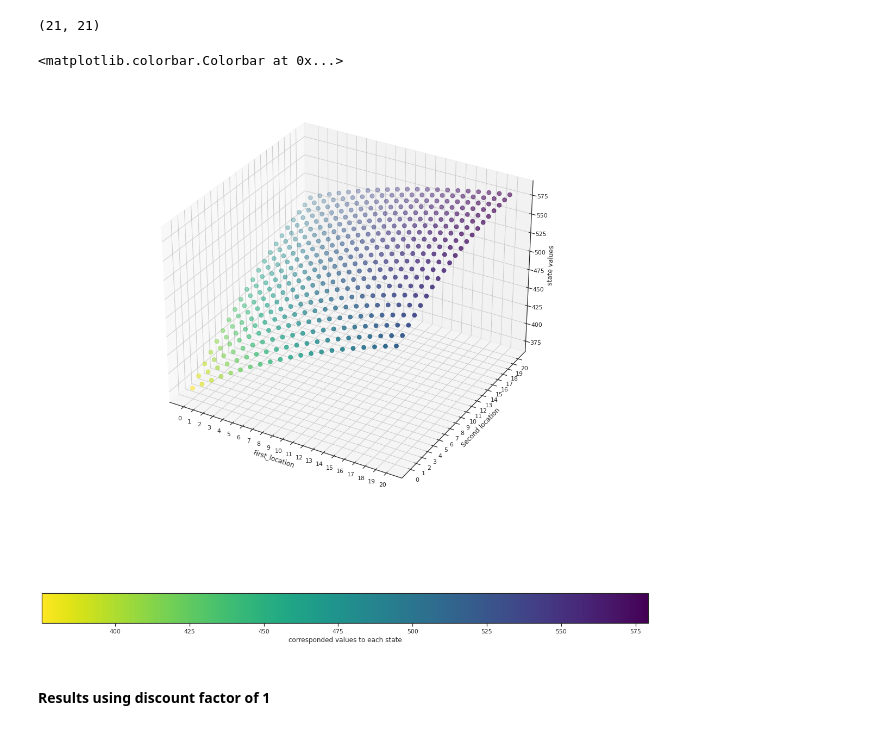
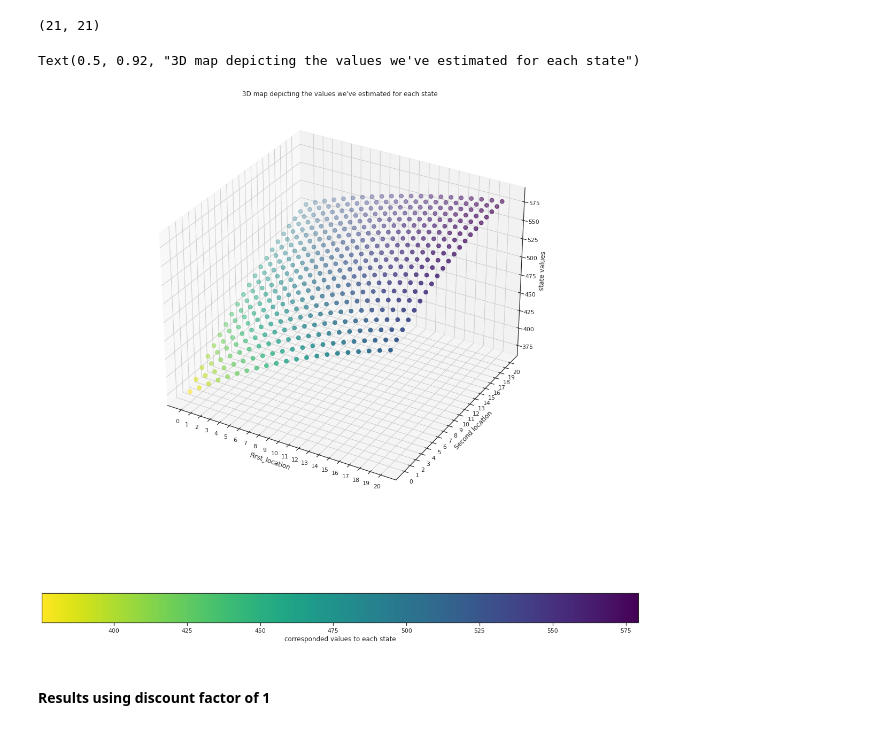
Before and after one commit to zhpinkman/jacks-car-rental, a Jupyter notebook: results/results.ipynb, the cells around one changed output. Cells and saved outputs as stored; diff of their text form; code cells hidden in the pictures.

```diff
--- a/results/results.ipynb
+++ b/results/results.ipynb
@@ -41,21 +43,22 @@ x, y = np.meshgrid(range(N), range(N))
 # %%
 df=pd.DataFrame({'X': x.flatten(), 'Y': y.flatten(),
                  'Z': state_values.flatten()})
 fig = plt.figure(figsize=(20, 20))
 ax = fig.add_subplot(111, projection='3d')
 ax.scatter(df['X'], df['Y'], df['Z'], c=norm(state_values.flatten()), s=60, cmap='viridis_r')
 ax.set_xlabel('First_location')
 ax.set_ylabel('Second location')
 ax.set_zlabel('state values')
 ax.set_xticks(np.arange(0, 21))
 ax.set_yticks(np.arange(0, 21))
 # color_map = mpl.cm.cool
 plt.colorbar(mpl.cm.ScalarMappable(norm = norm,
                cmap = 'viridis_r'), orientation ='horizontal',
                label ='corresponded values to each state')
+plt.title('3D map depicting the values we\'ve estimated for each state')
 # %% [output]
-<matplotlib.colorbar.Colorbar at 0x...>
+Text(0.5, 0.92, "3D map depicting the values we've estimated for each state")
-[figure, old version]
+[figure, new version]
 # %% [markdown]
 #### Results using discount factor of 1
 # %%
```
Also changed, not shown: parts of 19 cells of this notebook, 1 other file.
